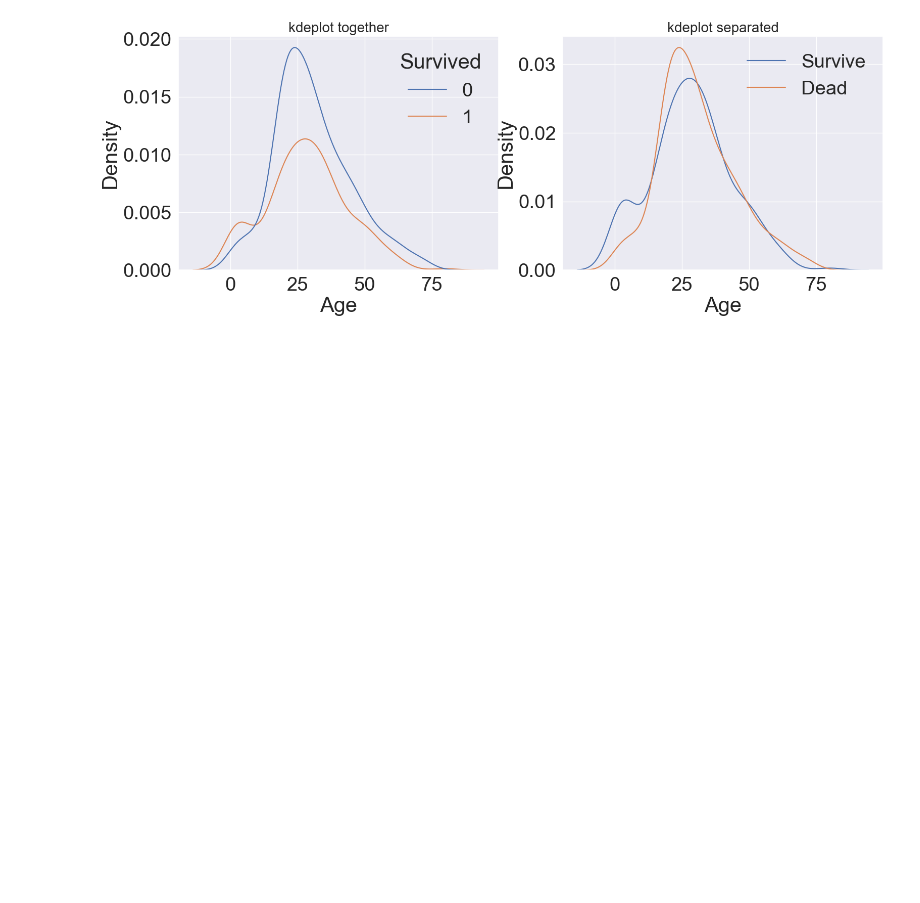
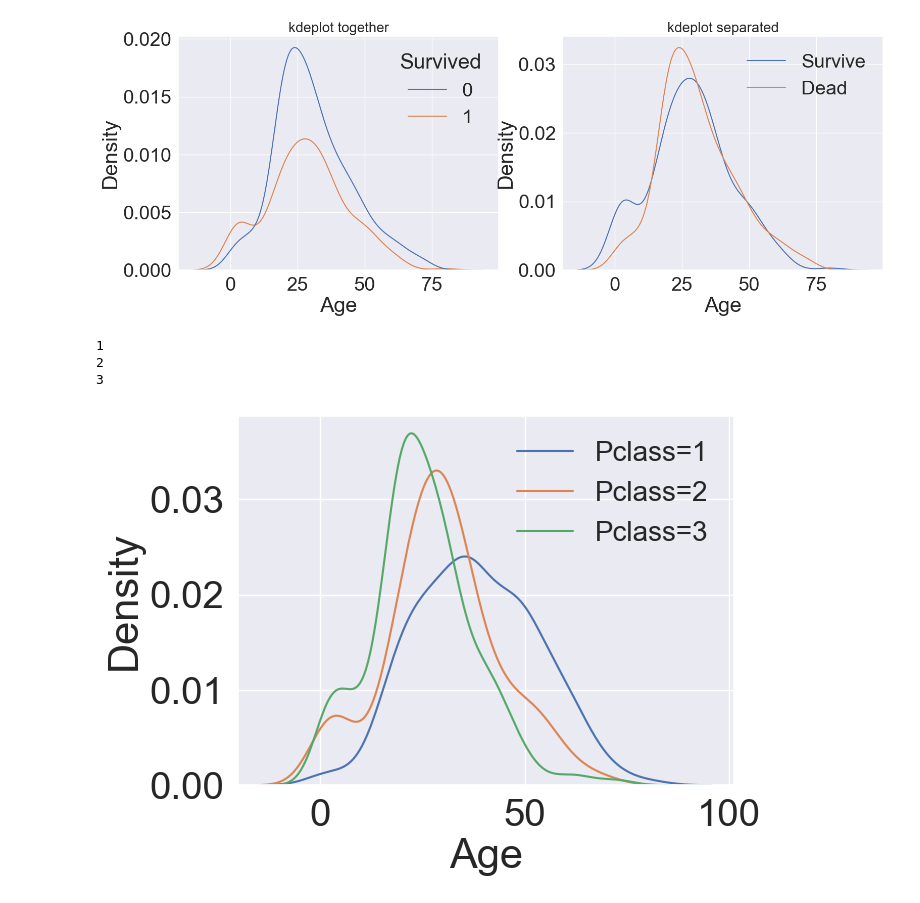
Before and after one commit to JW-Namsta/Kaggle_Study, a Jupyter notebook: Titanic/TItanic_copy_3.ipynb, the cells around one changed output. Saved outputs shown, nothing was run; the diff lists cells and outputs as text; code cells hidden in the pictures; blank space fills up the shorter version.

```diff
--- a/Titanic/TItanic_copy_3.ipynb
+++ b/Titanic/TItanic_copy_3.ipynb
@@ -217,3 +217,15 @@ ax[1].legend()
 plt.show()
 # %% [output]
 [figure]
+# %%
+for i in range(1,4) :
+    print(i)
+    sns.kdeplot(data=df_train[df_train['Pclass']==i], x='Age', label='Pclass={}'.format(i))
+
+plt.legend(fontsize=20)
+plt.show()
+# %% [output]
+1
+2
+3
+[figure, added]
```
Also changed, not shown: parts of 5 cells of this notebook, 1 other file.
